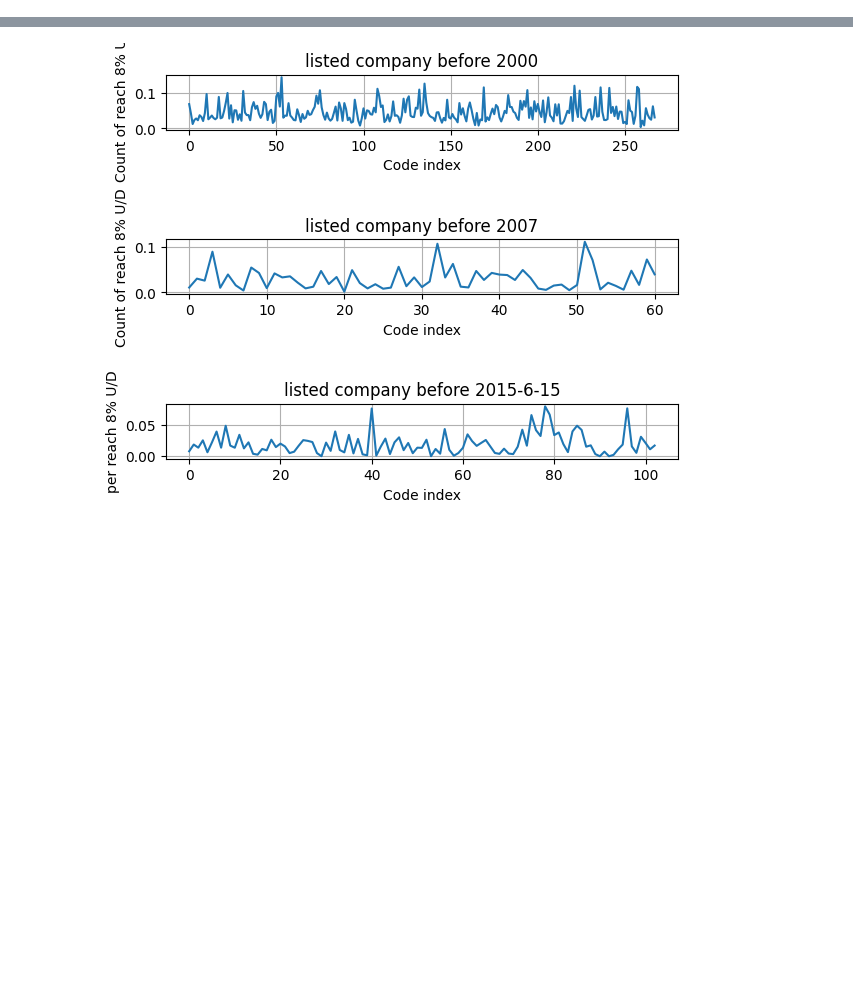
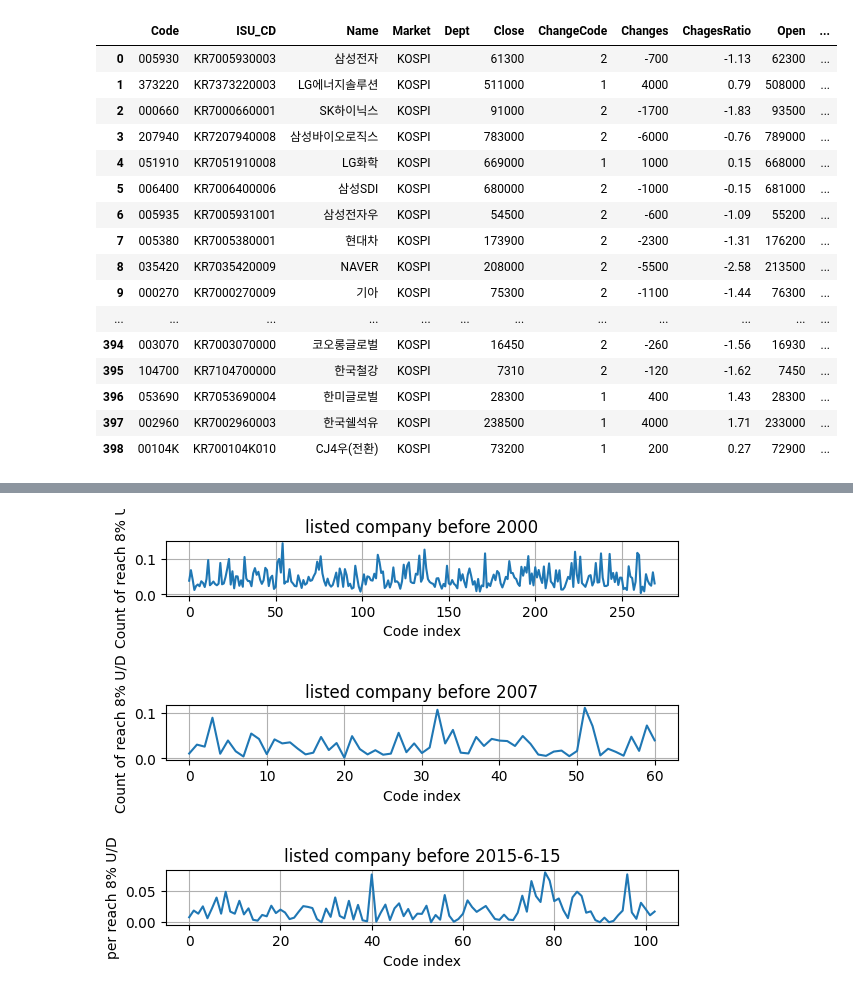
Before and after one commit to Hy-MDL/DB, a Jupyter notebook: Total Kospi.ipynb, the cells around one changed output, grey strips where cells are left out. Cells and saved outputs as stored; diff of their text form; code cells hidden in the pictures; blank space fills up the shorter version.

```diff
--- a/Total Kospi.ipynb
+++ b/Total Kospi.ipynb
@@ -3,6 +3,25 @@ import pandas as pd
 import FinanceDataReader as fdr
 # %%
 df_kos = fdr.StockListing('KOSPI')
+df_kos
+# %% [output]
+|  | Code | ISU_CD | Name | Market | Dept | Close | ChangeCode | Changes | ChagesRatio | Open | ... |
+| 0 | 005930 | KR7005930003 | 삼성전자 | KOSPI |  | 61300 | 2 | -700 | -1.13 | 62300 | ... |
+| 1 | 373220 | KR7373220003 | LG에너지솔루션 | KOSPI |  | 511000 | 1 | 4000 | 0.79 | 508000 | ... |
+| 2 | 000660 | KR7000660001 | SK하이닉스 | KOSPI |  | 91000 | 2 | -1700 | -1.83 | 93500 | ... |
+| 3 | 207940 | KR7207940008 | 삼성바이오로직스 | KOSPI |  | 783000 | 2 | -6000 | -0.76 | 789000 | ... |
+| 4 | 051910 | KR7051910008 | LG화학 | KOSPI |  | 669000 | 1 | 1000 | 0.15 | 668000 | ... |
+| 5 | 006400 | KR7006400006 | 삼성SDI | KOSPI |  | 680000 | 2 | -1000 | -0.15 | 681000 | ... |
+| 6 | 005935 | KR7005931001 | 삼성전자우 | KOSPI |  | 54500 | 2 | -600 | -1.09 | 55200 | ... |
+| 7 | 005380 | KR7005380001 | 현대차 | KOSPI |  | 173900 | 2 | -2300 | -1.31 | 176200 | ... |
+| 8 | 035420 | KR7035420009 | NAVER | KOSPI |  | 208000 | 2 | -5500 | -2.58 | 213500 | ... |
+| 9 | 000270 | KR7000270009 | 기아 | KOSPI |  | 75300 | 2 | -1100 | -1.44 | 76300 | ... |
+| ... | ... | ... | ... | ... | ... | ... | ... | ... | ... | ... | ... |
+| 394 | 003070 | KR7003070000 | 코오롱글로벌 | KOSPI |  | 16450 | 2 | -260 | -1.56 | 16930 | ... |
+| 395 | 104700 | KR7104700000 | 한국철강 | KOSPI |  | 7310 | 2 | -120 | -1.62 | 7450 | ... |
+| 396 | 053690 | KR7053690004 | 한미글로벌 | KOSPI |  | 28300 | 1 | 400 | 1.43 | 28300 | ... |
+| 397 | 002960 | KR7002960003 | 한국쉘석유 | KOSPI |  | 238500 | 1 | 4000 | 1.71 | 233000 | ... |
+| 398 | 00104K | KR700104K010 | CJ4우(전환) | KOSPI |  | 73200 | 1 | 200 | 0.27 | 72900 | ... |
 # %%
 df_kos[['Marcap','Stocks']].describe()
 # %% [output]
```
Also changed, not shown: parts of 27 cells of this notebook, 1 other file.
